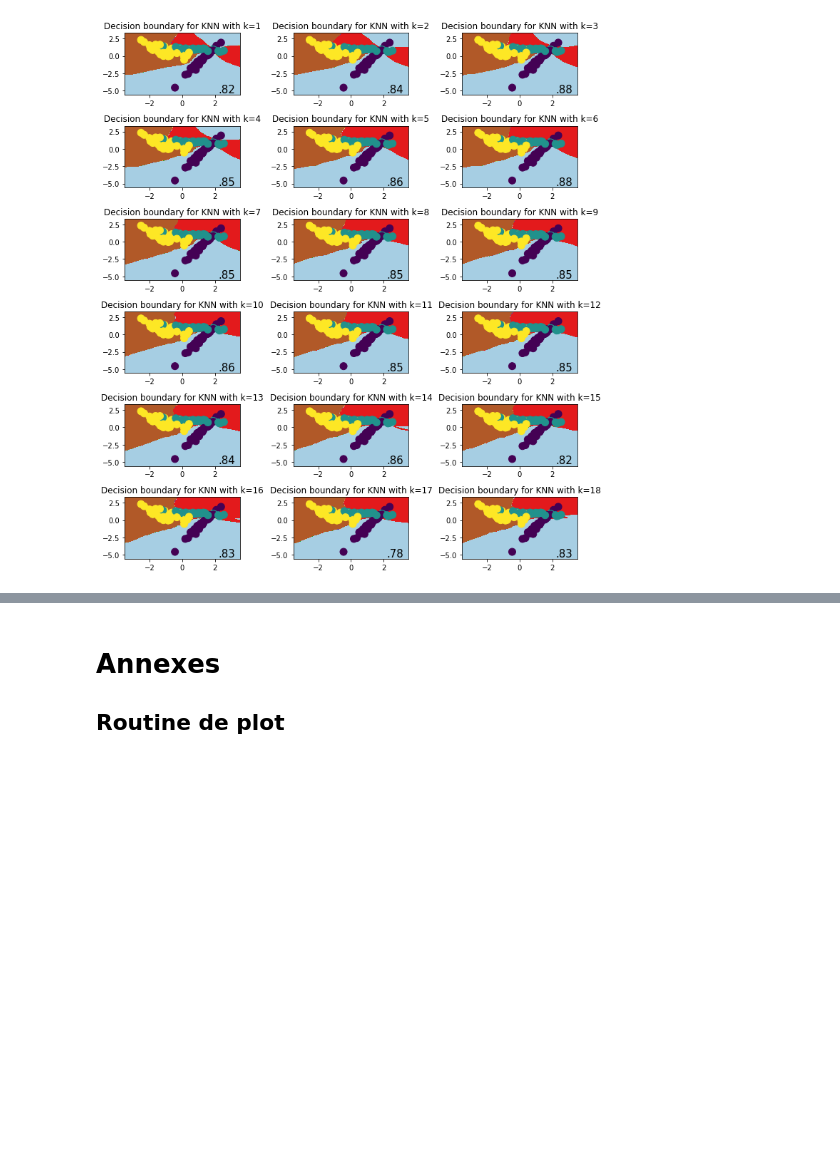
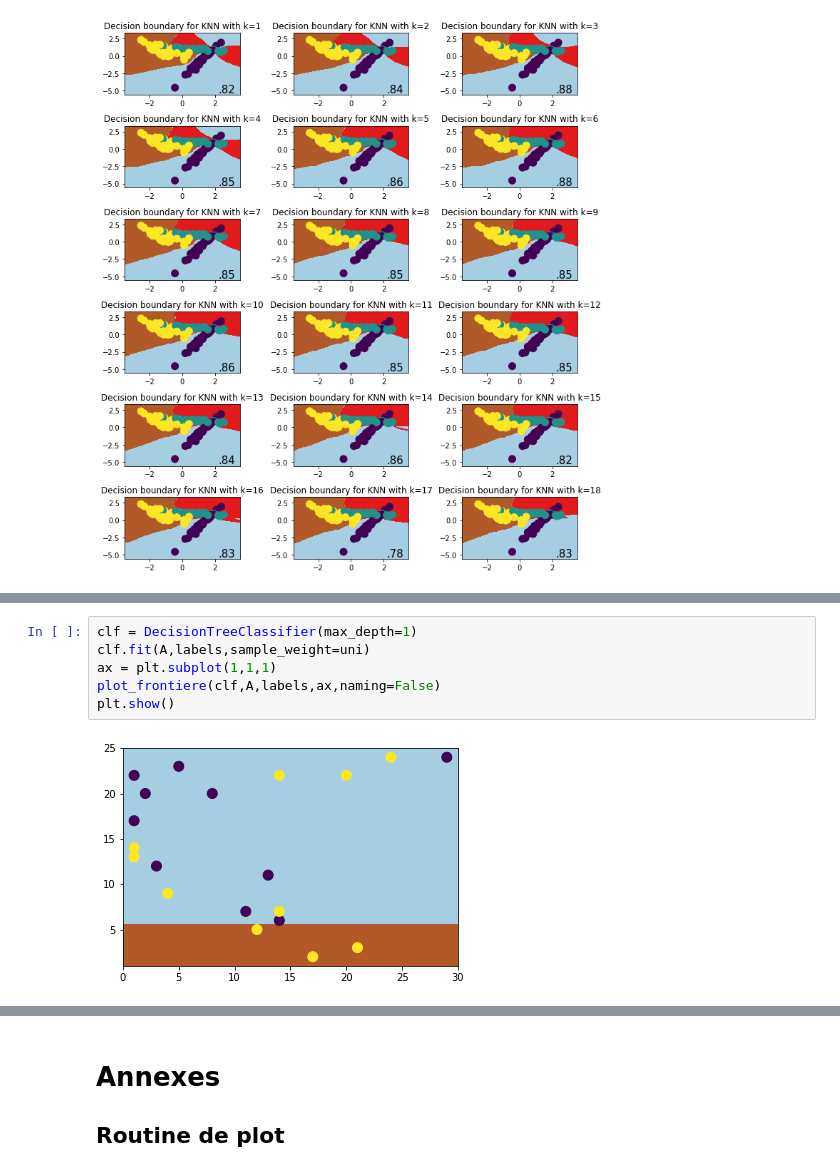
Before and after one commit to cosmo-sterin/M1_ENSL, a Jupyter notebook: ML/TP2/Rendu TP2 Tristan Sterin.ipynb, the cells around one changed output, grey strips where cells are left out. Saved outputs shown, nothing was run; the diff lists cells and outputs as text; blank space fills up the shorter version.

```diff
--- a/ML/TP2/Rendu TP2 Tristan Sterin.ipynb
+++ b/ML/TP2/Rendu TP2 Tristan Sterin.ipynb
@@ -206,0 +335,8 @@ plt.show()
+# %%
+clf = DecisionTreeClassifier(max_depth=1)
+clf.fit(A,labels,sample_weight=uni)
+ax = plt.subplot(1,1,1)
+plot_frontiere(clf,A,labels,ax,naming=False)
+plt.show()
+# %% [output]
+[figure, added]
```
Also changed, not shown: parts of 19 cells of this notebook.
